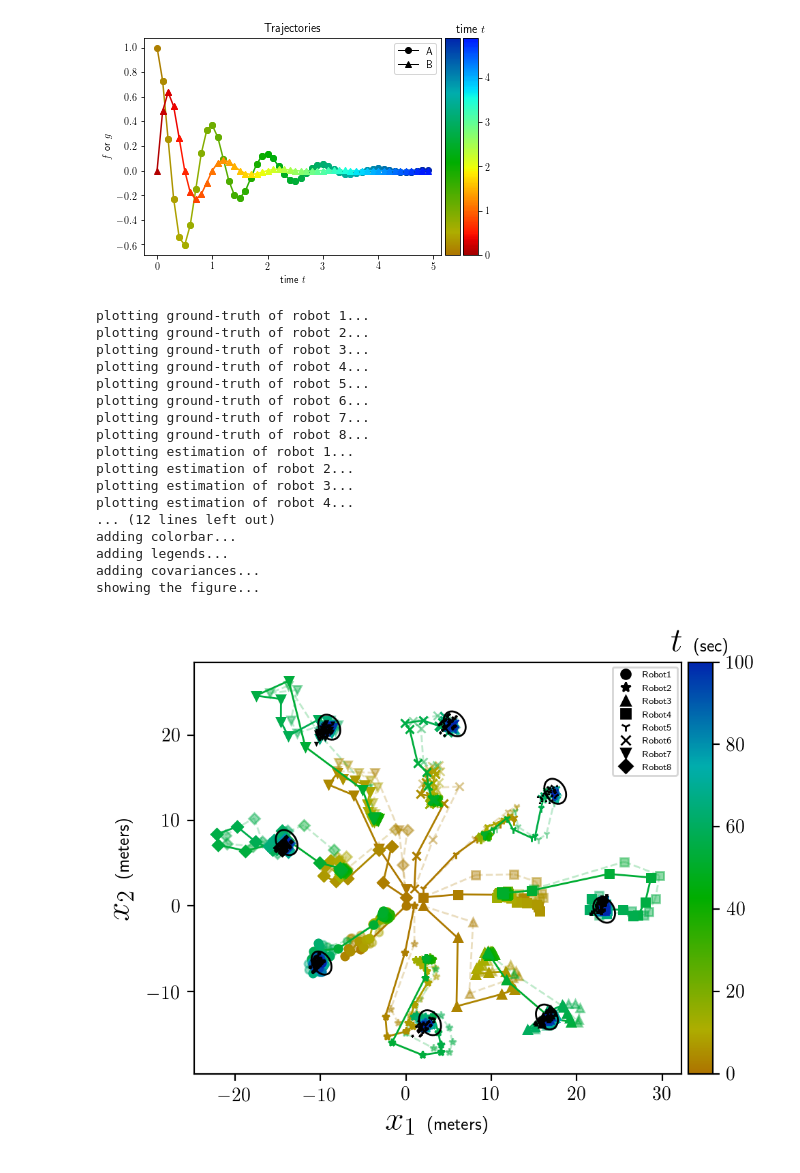
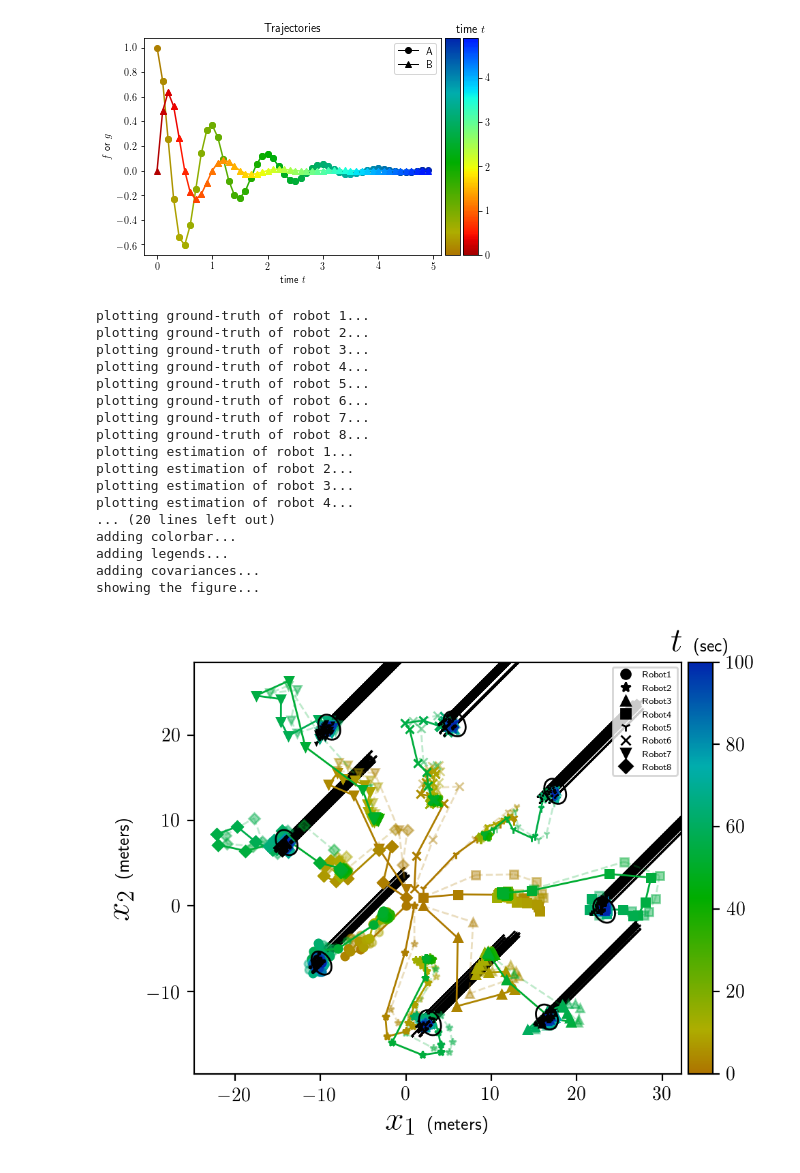
Before and after one commit to tidota/misc-code, a Jupyter notebook: snippets/python/pyplot/pyplot_prac.ipynb, the cells around one changed output. Drawn from its saved outputs; the diff is of its cells as text; code cells hidden in the pictures.

Commit message:
pyplot for arrows

```diff
--- a/snippets/python/pyplot/pyplot_prac.ipynb
+++ b/snippets/python/pyplot/pyplot_prac.ipynb
@@ -341,6 +341,12 @@ for i in range(8):
     plt.plot(
         pdata[:,0+2*i:1+2*i].tolist(), pdata[:,1+2*i:2+2*i].tolist(),
         markers[i], color='black', linewidth=0.5, markersize=1)
+n_particles = len(pdata[:,0+2*i:1+2*i].tolist())
+for i in range(8):
+    print('plotting arrows of robot ' + str(i+1) + '...')
+    for j in range(n_particles):
+        plt.arrow(
+            pdata[j,2*i], pdata[j,1+2*i], 10, 10)
 
 # fix the ratio
 xleft, xright = ax.get_xlim()
@@ -400,32 +406,32 @@ addEllipse([2.839235,-13.660898], 2.312451, 3.119572, -147.747978)
 addEllipse([16.509560,-12.995955], 2.336615, 3.112949, -148.956436)
 addEllipse([23.209011,-0.489906], 2.311018, 3.131117, -149.751358)
 addEllipse([17.484653,13.419286], 2.289002, 3.132982, -148.374574)
 addEllipse([5.718702,21.310952], 2.311551, 3.121762, -147.540136)
 addEllipse([-8.953477,20.922109], 2.338399, 3.110578, -148.543506)
 addEllipse([-13.940286,7.419833], 2.304822, 3.122547, -149.418722)
 
 # show the figure
 print('showing the figure...')
 plt.show()
 
 # save the figure
 #fig.savefig('result.png')
 # %% [output]
 plotting ground-truth of robot 1...
 plotting ground-truth of robot 2...
 plotting ground-truth of robot 3...
 plotting ground-truth of robot 4...
 plotting ground-truth of robot 5...
 plotting ground-truth of robot 6...
 plotting ground-truth of robot 7...
 plotting ground-truth of robot 8...
 plotting estimation of robot 1...
 plotting estimation of robot 2...
 plotting estimation of robot 3...
 plotting estimation of robot 4...
-... (12 lines left out)
+... (20 lines left out)
 adding colorbar...
 adding legends...
 adding covariances...
 showing the figure...
-[figure, old version]
+[figure, new version]
```
